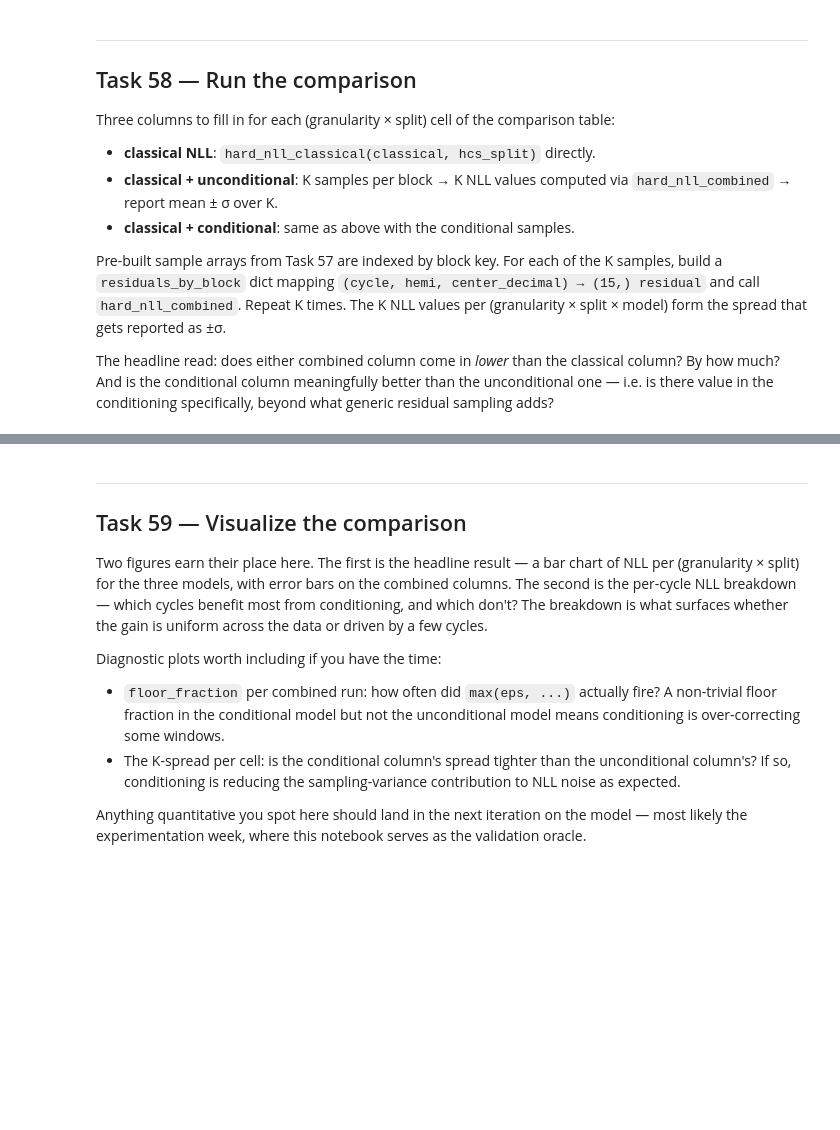
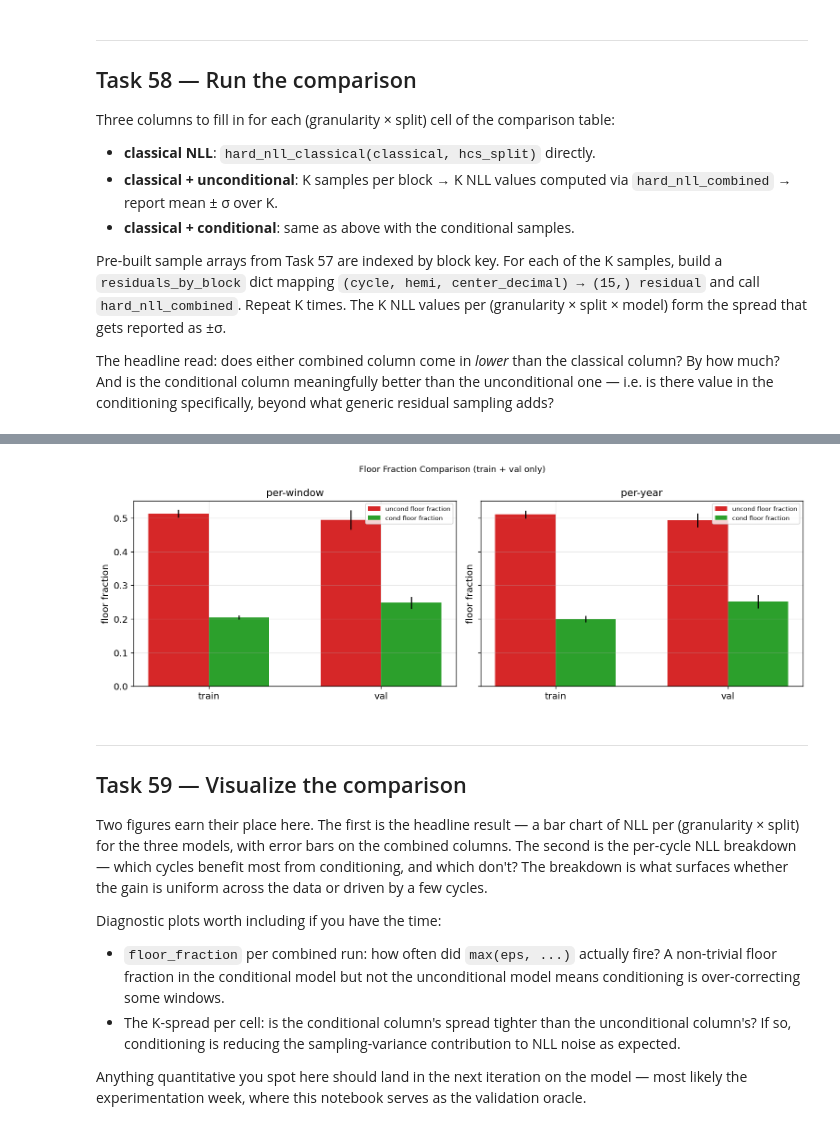
Before and after one commit to SwRI-IDEA-Lab/butterflai, a Jupyter notebook: weeks/week_10/10c_diffusion_NLL_evaluation.ipynb, the cells around one changed output, grey strips where cells are left out. Drawn from its saved outputs; the diff is of its cells as text; code cells hidden in the pictures; blank space fills up the shorter version.

```diff
--- a/weeks/week_10/10c_diffusion_NLL_evaluation.ipynb
+++ b/weeks/week_10/10c_diffusion_NLL_evaluation.ipynb
@@ -541,0 +250,20 @@ Both diffusion checkpoints loaded.
+# %%
+%%writefile /content/butterflai/infrastructure/models/embeddings.py
+import torch
+from torch import nn
+import math
+
+class SinusoidalPositionEmbeddings(nn.Module):
+    def __init__(self, dim):
+        super().__init__()
+        self.dim = dim
+
+    def forward(self, time):
+        device = time.device
+        half_dim = self.dim // 2
+        embeddings = math.log(10000) / (half_dim - 1)
+        # Ensure torch.arange is float32 for multiplication
+        embeddings = torch.exp(torch.arange(half_dim, device=device, dtype=torch.float32) * -embeddings)
+        embeddings = time[:, None] * embeddings[None, :]
+        embeddings = torch.cat((embeddings.sin(), embeddings.cos()), dim=-1)
+        return embeddings
@@ -1048,3 +1105,24 @@ granularity split  n_blocks  coverage  classical  uncond_mean  uncond_std  cond_
+# %%
+# Diagnostic plot: floor_fraction
+
+fig, axes = plt.subplots(1, 2, figsize=(13, 4.5), sharey=True)
+for ax, gran in zip(axes, ("per-window", "per-year")):
+    sub = results_df[results_df["granularity"] == gran].reset_index(drop=True)
+    x   = np.arange(len(sub))
+    w   = 0.35
+
+    ax.bar(x - w/2, sub["uncond_floor_fraction_mean"], yerr=sub["uncond_floor_fraction_std"], width=w,
+           color="C3", label="uncond floor fraction")
+    ax.bar(x + w/2, sub["cond_floor_fraction_mean"],   yerr=sub["cond_floor_fraction_std"], width=w,
+           color="C2", label="cond floor fraction")
+
+    ax.set_xticks(x); ax.set_xticklabels(sub["split"])
+    ax.set_title(f"{gran}"); ax.set_ylabel("floor fraction")
+    ax.legend(fontsize=8); ax.axhline(0, color="k", linewidth=0.4)
+fig.suptitle("Floor Fraction Comparison (train + val only)", fontsize=11)
+plt.tight_layout(); plt.show()
+# %% [output]
+[figure, added]
 # %% [markdown]
 ---
 ## Task 59 — Visualize the comparison
```
Also changed, not shown: parts of 20 cells of this notebook.
